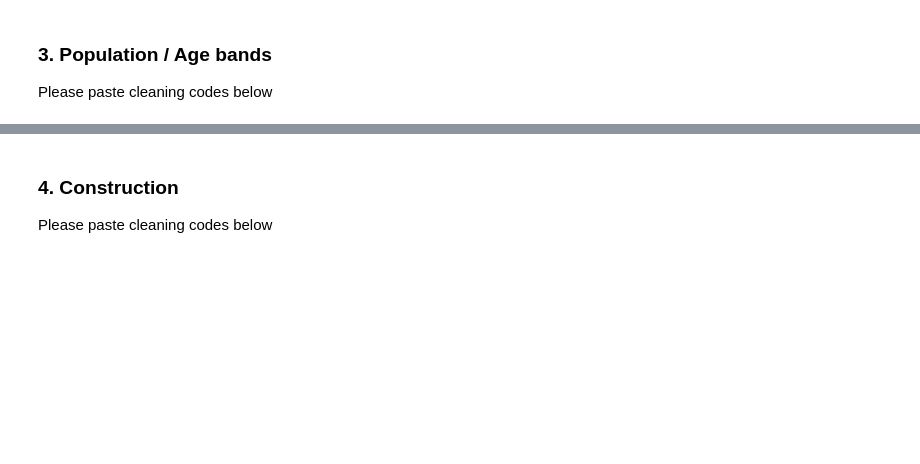
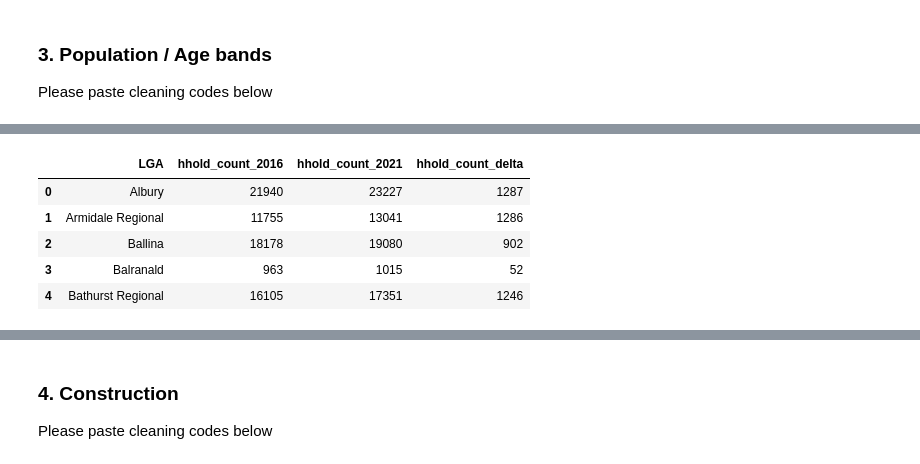
Before and after one commit to walthersy/NSW-house-price, a Jupyter notebook: Data Cleaning Pt2 (features data).ipynb, the cells around one changed output, grey strips where cells are left out. Cells and saved outputs as stored; diff of their text form; code cells hidden in the pictures; blank space fills up the shorter version.

```diff
--- a/Data Cleaning Pt2 (features data).ipynb
+++ b/Data Cleaning Pt2 (features data).ipynb
@@ -21,0 +30,16 @@ Please paste cleaning codes below
+# %%
+popfile = "Files/Population/2019 NSW Population Projections ASGS 2019 LGA.xlsx"
+df_hhold_wide = pd.read_excel(popfile,sheet_name='LGA Household Totals',header=6,usecols="A:C",skipfooter=3)
+df_hhold_wide.columns=['LGA','hhold_count_2016','hhold_count_2021']
+df_hhold_wide['LGA'] = df_hhold_wide.LGA.str.split('(').str.get(0)
+
+df_hhold_wide['hhold_count_delta'] = df_hhold_wide.hhold_count_2021 - df_hhold_wide.hhold_count_2016
+
+df_hhold_wide.head()
+# %% [output]
+|  | LGA | hhold_count_2016 | hhold_count_2021 | hhold_count_delta |
+| 0 | Albury | 21940 | 23227 | 1287 |
+| 1 | Armidale Regional | 11755 | 13041 | 1286 |
+| 2 | Ballina | 18178 | 19080 | 902 |
+| 3 | Balranald | 963 | 1015 | 52 |
+| 4 | Bathurst Regional | 16105 | 17351 | 1246 |
```
Also changed, not shown: parts of 9 cells of this notebook.
